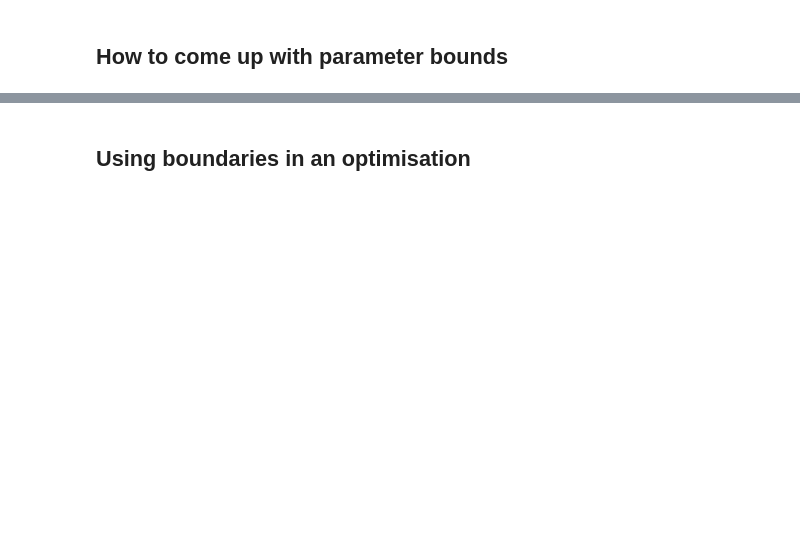
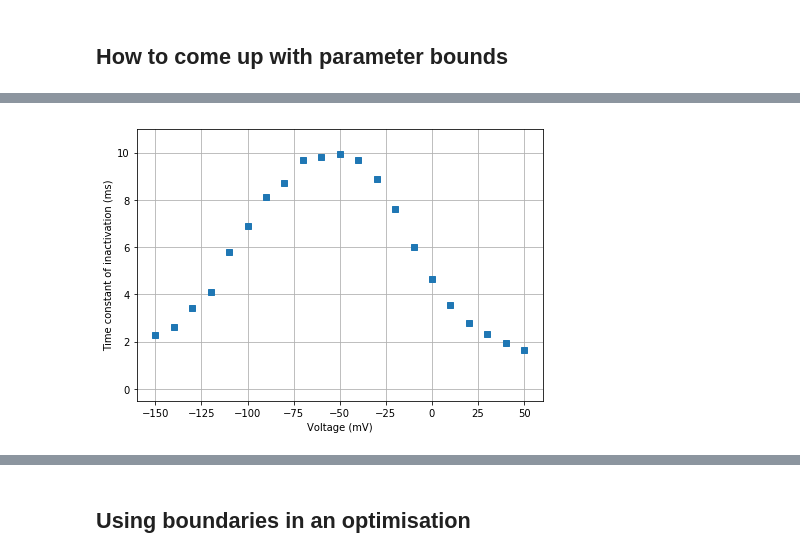
Before and after one commit to CardiacModelling/fitting-notebooks, a Jupyter notebook: ion-currents-tutorial/boundaries.ipynb, the cells around one changed output, grey strips where cells are left out. Cells and saved outputs as stored; diff of their text form; code cells hidden in the pictures; blank space fills up the shorter version.

```diff
--- a/ion-currents-tutorial/boundaries.ipynb
+++ b/ion-currents-tutorial/boundaries.ipynb
@@ -66,0 +239,21 @@ ValueError: The values in `state` must sum to 1.
+# %%
+import numpy as np
+import matplotlib.pyplot as plt
+
+voltage = np.arange(-150, 60, 10)
+tau_r = np.array([
+    2.2966, 2.6435, 3.4241, 4.1006, 5.7832, 6.876, 8.1422,
+    8.6973, 9.686, 9.8075, 9.9289, 9.6687, 8.9055, 7.6219,
+    6.026, 4.673, 3.5455, 2.7954, 2.314, 1.9366, 1.6548])
+
+plt.figure(figsize=(16, 5))
+plt.subplot(1, 2, 1)
+plt.xlabel('Voltage (mV)')
+plt.ylabel('Time constant of inactivation (ms)')
+plt.plot(voltage, tau_r, 's')
+plt.xlim(-160, 60)
+plt.ylim(-0.5, 11)
+plt.grid(True)
+plt.show()
+# %% [output]
+[figure, added]
```
Also changed, not shown: parts of 22 cells of this notebook, 5 other files.
